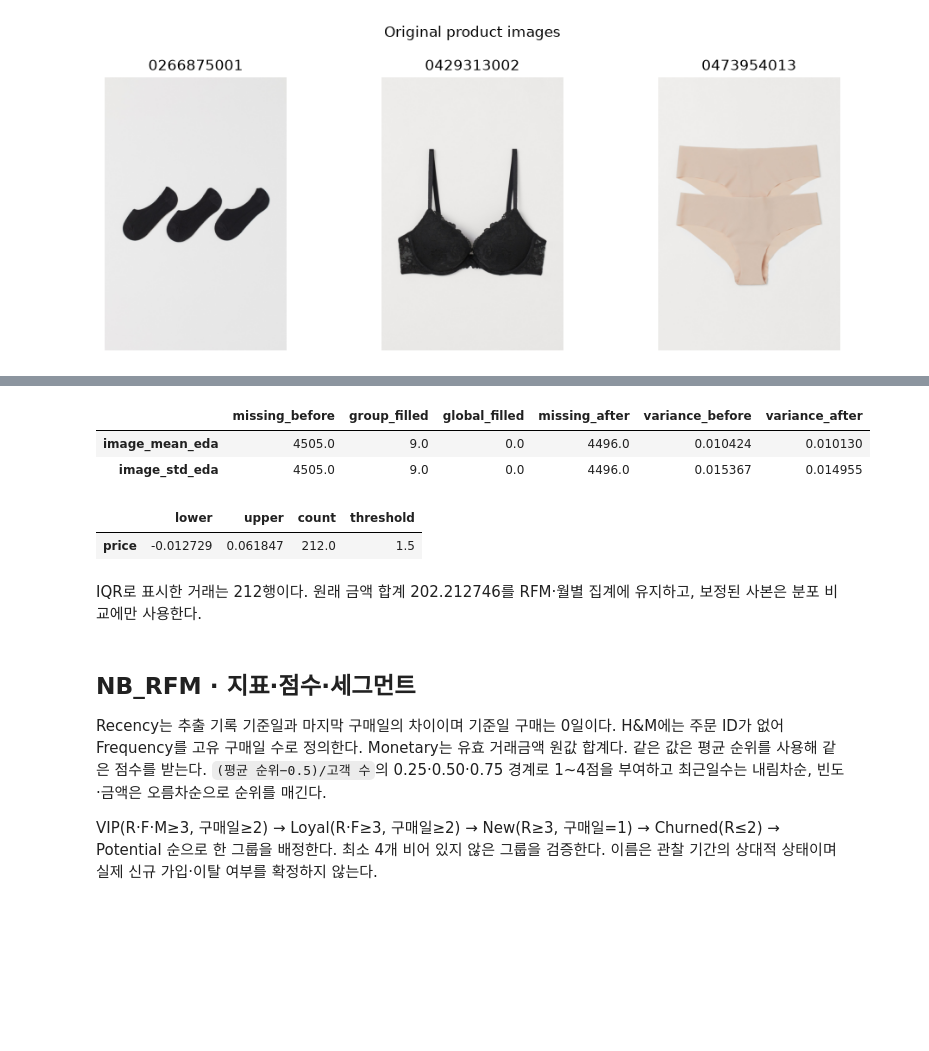
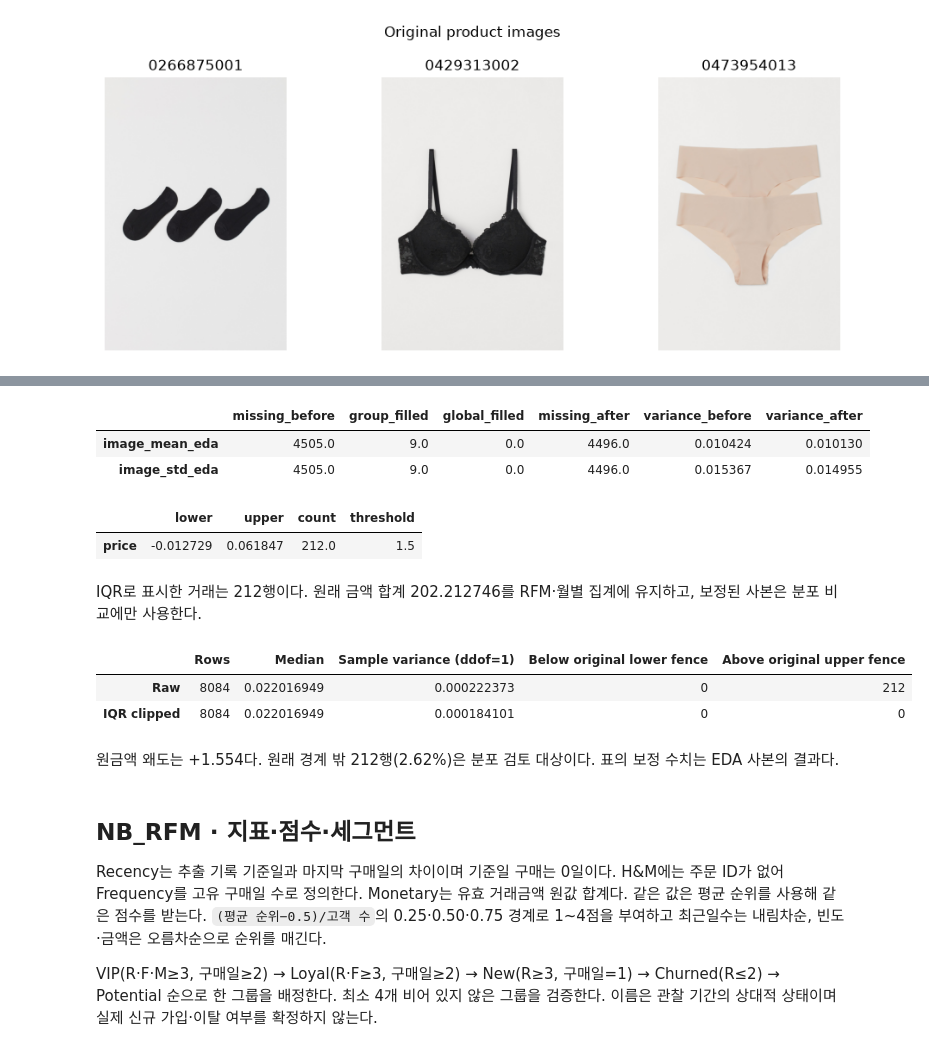
Before and after one commit to ntt65/A1_1, a Jupyter notebook: notebooks/analysis_report.ipynb, the cells around one changed output, grey strips where cells are left out. Drawn from its saved outputs; the diff is of its cells as text; code cells hidden in the pictures; blank space fills up the shorter version.

```diff
--- a/notebooks/analysis_report.ipynb
+++ b/notebooks/analysis_report.ipynb
@@ -176,31 +192,52 @@ IQR은 Q3−Q1이고, 기본 하한·상한은 Q1−1.5×IQR과 Q3+1.5×IQR이
 # %%
 imputer = DataAnalyzer("product-features.csv")
 imputer.df = products.copy()
 for column in ("image_mean", "image_std"): imputer.df[column + "_eda"] = products[column]
 imputer.handle_missing_values(group_col="product_type_name", columns=["image_mean_eda", "image_std_eda"],
                               eligible=products.image_status != "not_sampled")
 for column in ("image_mean", "image_std"):
     observed = products[column].notna()
     np.testing.assert_allclose(imputer.df.loc[observed, column + "_eda"], products.loc[observed, column])
 assert imputer.df.loc[products.image_status == "not_sampled", "image_mean_eda"].isna().all()
 display(pd.DataFrame(imputer.missing_audit).T)
 raw_amount = analyzer.df.price.copy()
 clipped_amount = analyzer.clip_outliers("price", threshold=SETTINGS["iqr_threshold"])
 pd.testing.assert_series_equal(raw_amount, analyzer.df.price)
 display(pd.DataFrame(analyzer.outlier_audit).T)
 display(Markdown(f"IQR로 표시한 거래는 {analyzer.outlier_audit['price']['count']:,}행이다. 원래 금액 합계 {raw_amount.sum():.6f}를 RFM·월별 집계에 유지하고, 보정된 사본은 분포 비교에만 사용한다."))
 # 손계산 입력: 그룹 평균 20, 전체 평균 30, 기존 관측값 50을 보존한다.
 small = DataAnalyzer("fixture.csv")
 small.df = pd.DataFrame({"category":["A","A","A",None,None], "x":[10,30,np.nan,50,np.nan]})
 small.handle_missing_values(group_col="category", columns=["x"])
 np.testing.assert_allclose(small.df.x, [10,30,20,50,30])
+
+# 동일한 행과 원래 경계를 써야 사본 보정 전후의 퍼짐을 비교할 수 있다.
+pd.testing.assert_index_equal(raw_amount.index, clipped_amount.index)
+limits = analyzer.outlier_audit["price"]
+amount_comparison = pd.DataFrame({"Raw": raw_amount, "IQR clipped": clipped_amount})
+iqr_comparison = amount_comparison.agg(["count", "median", "var"]).T.rename(
+    columns={"count": "Rows", "median": "Median", "var": "Sample variance (ddof=1)"}
+)
+iqr_comparison["Rows"] = iqr_comparison["Rows"].astype(int)
+iqr_comparison["Below original lower fence"] = (amount_comparison < limits["lower"]).sum()
+iqr_comparison["Above original upper fence"] = (amount_comparison > limits["upper"]).sum()
+assert (iqr_comparison["Rows"] == len(raw_amount)).all()
+assert iqr_comparison.loc["Raw", ["Below original lower fence", "Above original upper fence"]].sum() == limits["count"]
+assert (iqr_comparison.loc["IQR clipped", ["Below original lower fence", "Above original upper fence"]] == 0).all()
+with pd.option_context("display.precision", 9):
+    display(iqr_comparison)
+display(Markdown(f"원금액 왜도는 {raw_amount.skew():+.3f}다. 원래 경계 밖 {limits['count']:,}행({limits['count']/len(raw_amount):.2%})은 분포 검토 대상이다. 표의 보정 수치는 EDA 사본의 결과다."))
 # %% [output]
 |  | missing_before | group_filled | global_filled | missing_after | variance_before | variance_after |
 | image_mean_eda | 4505.0 | 9.0 | 0.0 | 4496.0 | 0.010424 | 0.010130 |
 | image_std_eda | 4505.0 | 9.0 | 0.0 | 4496.0 | 0.015367 | 0.014955 |
 |  | lower | upper | count | threshold |
 | price | -0.012729 | 0.061847 | 212.0 | 1.5 |
 IQR로 표시한 거래는 212행이다. 원래 금액 합계 202.212746를 RFM·월별 집계에 유지하고, 보정된 사본은 분포 비교에만 사용한다.
+|  | Rows | Median | Sample variance (ddof=1) | Below original lower fence | Above original upper fence |
+| Raw | 8084 | 0.022016949 | 0.000222373 | 0 | 212 |
+| IQR clipped | 8084 | 0.022016949 | 0.000184101 | 0 | 0 |
+원금액 왜도는 +1.554다. 원래 경계 밖 212행(2.62%)은 분포 검토 대상이다. 표의 보정 수치는 EDA 사본의 결과다.
 # %% [markdown]
 ## NB_RFM · 지표·점수·세그먼트
 
```
Also changed, not shown: parts of 2 cells of this notebook, 2 other files.
